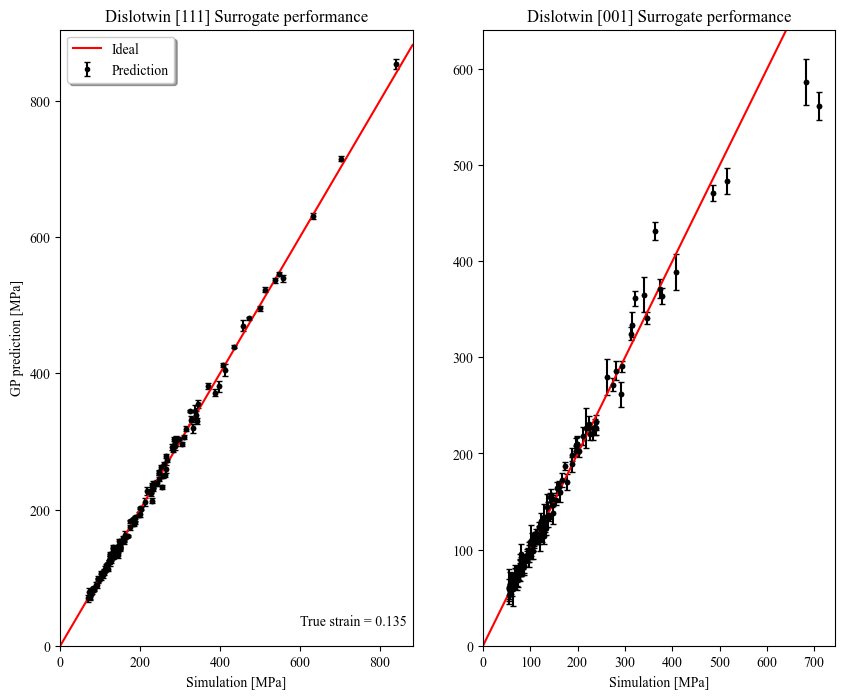
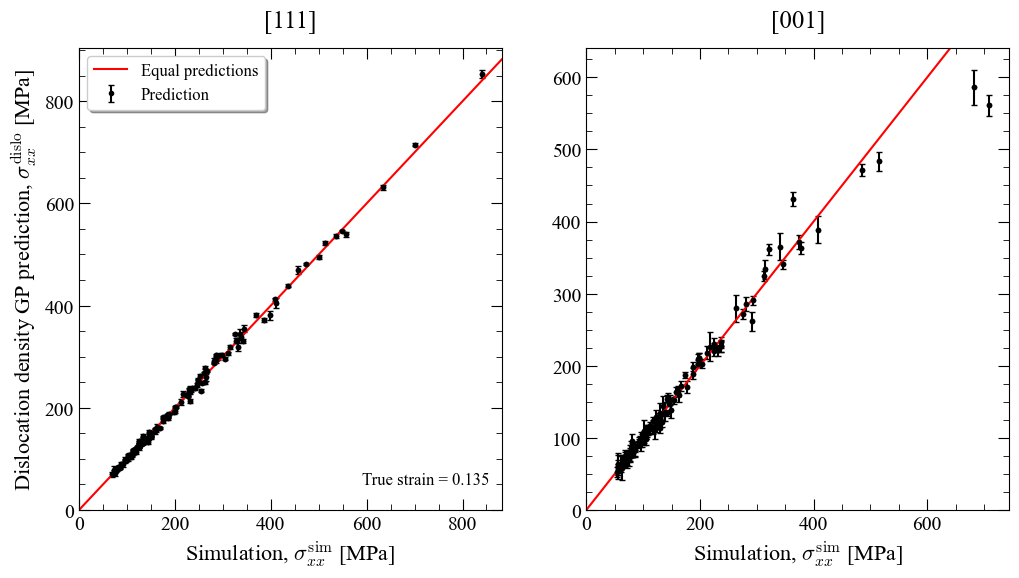
The notebook cell's code change between the first figure and the second:
--- before
+++ after
@@ -1,3 +1,3 @@
-fig_stress, ax_stress = plt.subplots(1,2, figsize = (10,8), sharex=False, sharey=False)
+fig_stress, ax_stress = plt.subplots(1,2, figsize = (12,6), sharex=False, sharey=False)
 
 ax_stress[0].plot(test_dislo_111_outputs[:,-1], Y_test_dislo_prediction_111[:,-1], 'ko', markersize = 3)
@@ -5,17 +5,32 @@
 ax_stress[0].errorbar(test_dislo_111_outputs[:,-1], Y_test_dislo_prediction_111[:,-1], Y_test_dislo_error_111[:,-1], marker = 'o', markersize = 3, linestyle = 'None', color = 'k', capsize = 2,  label = 'Prediction')
 ax_stress[1].errorbar(test_dislo_001_outputs[:,-1], Y_test_dislo_prediction_001[:,-1], Y_test_dislo_error_001[:,-1], marker = 'o', markersize = 3, linestyle = 'None', color = 'k', capsize = 2)
-ax_stress[0].set_xlabel('Simulation [MPa]')
-ax_stress[1].set_xlabel('Simulation [MPa]')
-ax_stress[0].set_ylabel('GP prediction [MPa]')
-ax_stress[0].axline([0,0], slope = 1, color = 'r', label = 'Ideal')
-ax_stress[1].axline([0,0], slope = 1, color = 'r', label = 'Ideal')
+ax_stress[0].set_xlabel(r'Simulation, $\sigma_{xx}^{\text{sim}}$ [MPa]', fontsize = 16, math_fontfamily = 'cm')
+ax_stress[1].set_xlabel(r'Simulation, $\sigma_{xx}^{\text{sim}}$ [MPa]', fontsize = 16, math_fontfamily = 'cm')
+ax_stress[0].set_ylabel(r'Dislocation density GP prediction, $\sigma_{xx}^{\text{dislo}}$ [MPa]', fontsize = 16, math_fontfamily = 'cm')
+ax_stress[0].axline([0,0], slope = 1, color = 'r', label = 'Equal predictions')
+ax_stress[1].axline([0,0], slope = 1, color = 'r', label = 'Equal predictions')
 ax_stress[0].set_xlim(0)
 ax_stress[1].set_xlim(0)
 ax_stress[0].set_ylim(0)
 ax_stress[1].set_ylim(0)
-ax_stress[0].annotate(f'True strain = {strain_incs[-1]}', xy = (600,30))
+ax_stress[0].annotate(f'True strain = {strain_incs[-1]}', xy = (590,50), fontsize = 12)
 # Include r^2 value and annotation of final strain value
 
-ax_stress[0].set_title('Dislotwin [111] Surrogate performance')
-ax_stress[1].set_title('Dislotwin [001] Surrogate performance')
-ax_stress[0].legend(shadow = True)
+ax_stress[0].tick_params(which = 'both', direction = 'in', top = True, right = True, labelsize = 14)
+ax_stress[0].tick_params(which = 'minor', length = 4)
+ax_stress[0].tick_params(which = 'major', length = 8)
+
+ax_stress[1].tick_params(which = 'both', direction = 'in', top = True, right = True, labelsize = 14)
+ax_stress[1].tick_params(which = 'minor', length = 4)
+ax_stress[1].tick_params(which = 'major', length = 8)
+
+ax_stress[0].xaxis.set_minor_locator(AutoMinorLocator(4))
+ax_stress[0].yaxis.set_minor_locator(AutoMinorLocator(4))
+ax_stress[1].xaxis.set_minor_locator(AutoMinorLocator(4))
+ax_stress[1].yaxis.set_minor_locator(AutoMinorLocator(4))
+
+ax_stress[0].set_title('[111]', fontsize = 18, pad = 15)
+ax_stress[1].set_title('[001]', fontsize = 18, pad = 15)
+ax_stress[0].legend(shadow = True, fontsize = 12)
+
+plt.savefig('./plots/final_stress_comparison/dislotwin_test_predictions_final_stress.png', dpi = 800)

Commit: Added surrogate validation plots - predictions on test data and final stress values.